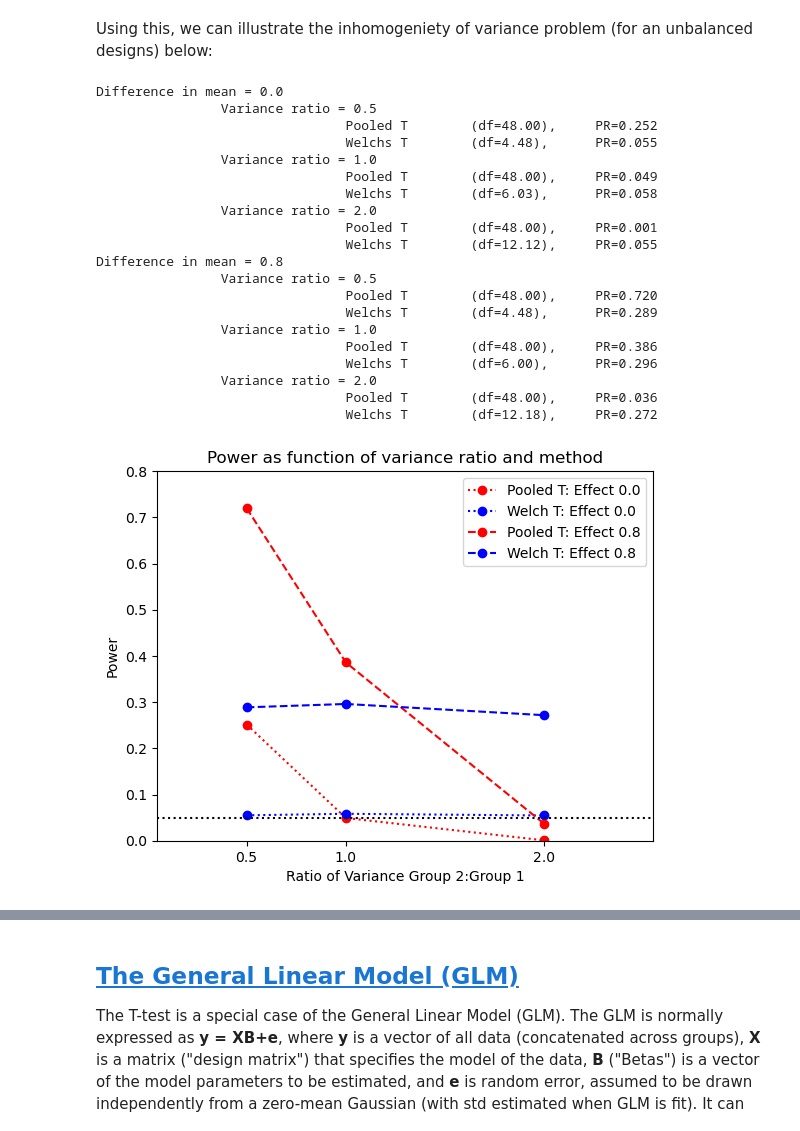
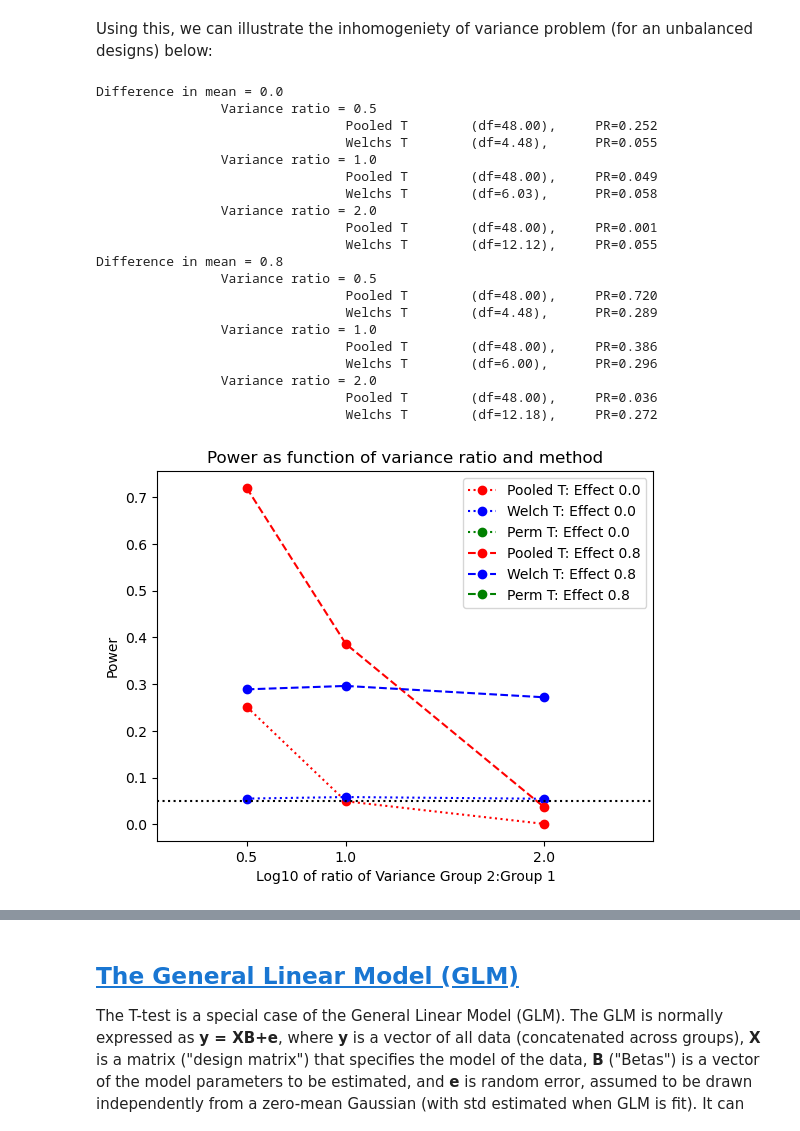
Before and after one commit to MRC-CBU/COGNESTIC, a Jupyter notebook: 02_Statistics/cognestic_stats_python.ipynb, the cells around one changed output, grey strips where cells are left out. Drawn from its saved outputs; the diff is of its cells as text; code cells hidden in the pictures.

Commit message:
fixed bug in randomise_two_sample
fixed bug in randomise_two_sample (and minor text additions)

```diff
--- a/02_Statistics/cognestic_stats_python.ipynb
+++ b/02_Statistics/cognestic_stats_python.ipynb
@@ -232,11 +237,14 @@ To check that our test does control false positive rate (FPR), we can simulate d
 # %%
 alpha = 0.05
 samp_size = 20  # more realistic for human psychological experiment?
-num_samp = int(1e4)  # reduce if want to speed up, but fpr will be less precise
+num_rand = int(1e4) # to accurately estimate p-value
+num_samp = int(1e4)  # to accurately estimate false positive rate (FPR)
 p_values = np.full((num_samp,), np.nan)
 for s in range(num_samp):
-    samp = sample_pop(pop, samp_size, 1)  # Take sample from population
-    p_values[s] = randomise_one_sample(samp, num_rand)
+    samp = sample_pop(pop, samp_size, 1)  # Take sample from Gaussian population
+ #   samp = sample_pop(pop2, samp_size, 1)  # Take sample from skewed population
+ #   samp = sample_pop(pop3, samp_size, 1)  # Take sample from kurtotic population
+    p_values[s] = randomise_one_sample(samp, num_rand, two_tailed=False, rand_method='permute', property='mean')
 fpr = np.sum(p_values < alpha) / num_samp
 print(f'Randomised (false) positive rate when population has zero-mean = {fpr:.3f}')
 # %% [output]
@@ -255,7 +263,7 @@ pop_H1 = pop + effect_size # (population if H1 true)
 p_values = np.full((num_samp,), np.nan)
 for s in range(num_samp):
     samp = sample_pop(pop_H1, samp_size, 1)  # Take sample from population
-    p_values[s] = randomise_one_sample(samp, num_rand)
+    p_values[s] = randomise_one_sample(samp, num_rand, two_tailed=False, rand_method='permute', property='mean')
 tpr = np.sum(p_values < alpha) / num_samp
 print(f'Randomised (true) positive rate with population effect size {effect_size:.2f} = {tpr:.3f}')
 # %% [output]
@@ -838,7 +848,7 @@ Note that FDR defaults to Bonferroni if there are no true positives, and default
 
 FDR is compared with FWE in the example below, where signal is put in first 40 voxels but not the remaining 10:
 # %%
-y_signal = y
+y_signal = y.copy()
 y_signal[:,0:39,:] = y[:,0:39,:] + 1 # Add signal to first 40 voxels
 
 # FWE correction
@@ -929,7 +943,8 @@ The first "pool_var" function above pools the variance across both groups, weigh
 
 Assuming equal group sizes, we can plot power curves for two-tailed, unpaired T-tests as a function of group sizes:
 # %%
-#num_samp = int(1e3) # Reduce if doing randomisation below and want to save time
+num_rand = int(1e4)
+num_samp = int(1e4) # Reduce if uncomment randomisation below and want to save time
 alpha_cor = alpha/2
 samp_sizes = np.arange(10, 220, 20) # Number per group
 effect_sizes = [0, 0.2, 0.5, 0.8]
@@ -945,7 +960,6 @@ for es, effect_size in enumerate(effect_sizes):
         y1 = sample_pop(pop, samp_size, num_samp)
         y2 = sample_pop(pop_H1, samp_size, num_samp)
         p = T2p_2tails(two_t([y1, y2]), df)
-        #p = randomise_two_samples([y1, y2],num_rand,True)
         pr[s, es] = np.sum(p < alpha_cor) / num_samp
 
 for es, effect_size in enumerate(effect_sizes):
@@ -1026,7 +1043,7 @@ Using this, we can illustrate the inhomogeniety of variance problem (for an unba
 samp_sizes = [5, 45]     # At least one small group
 diff_means = [0, 0.8]    # Difference in means
 var_ratios = [0.5, 1, 2] # Ratio of variances in Group 2 vs Group 1
-#num_samp = 1000 # reduce if need speed up permutation test below
+num_samp = int(1e4) # reduce if need speed up permutation test below
 y = [None, None]
 pr = np.full((len(diff_means), len(var_ratios), 3), np.nan) # 3rd argument is method
 for es, diff_mean in enumerate(diff_means):
@@ -1047,39 +1064,40 @@ for es, diff_mean in enumerate(diff_means):
         pr[es, vr, 1] = np.sum(p < alpha_cor)/num_samp
         print(f'\t\t\t\tWelchs T\t(df={np.mean(df):.2f}),\tPR={pr[es, vr, 1]:.3f}')
         # Permutation test
-        #p = randomise_two_samples(y, num_rand, True)
-        #pr[es, vr, 2] = (p < alpha_cor).mean()
-        #print(f'\t\t\t\tWelch\'s T   (df={df:.2f}),\tPR={pr[es, vr, 2]:.3f}')
+        # = randomise_two_samples(y, num_rand, two_tailed=True, property='mean')
+        #p = randomise_two_samples(y, num_rand, two_tailed=True, property='tstat')
+        #pr[es, vr, 2] = np.sum(p < alpha_cor)/num_samp
+        #print(f'\t\t\t\tPermuted\t(df=N/A),\tPR={pr[es, vr, 2]:.3f}')
 fig, ax = plt.subplots(); ax.set_title(f'Power as function of variance ratio and method')
 markers = ['ro:', 'ro--', 'bo:', 'bo--', 'go:', 'go--']
 labels = []
 for q, diff_mean in enumerate(diff_means):
     ax.plot(var_ratios, pr[q, :, 0], markers[q], label=f'Pooled T: Effect {diff_mean:.1f}');
     ax.plot(var_ratios, pr[q, :, 1], markers[q+2], label=f'Welch T: Effect {diff_mean:.1f}');
-#    ax.plot(var_ratios, pr[q, :, 1], markers[q+4], label=f'Perm T: Effect {diff_mean:.1f}');
+    ax.plot(var_ratios, pr[q, :, 2], markers[q+4], label=f'Perm T: Effect {diff_mean:.1f}');
 ax.axhline(y=alpha, color='k', linestyle=':'); labels.append('alpha')
-ax.legend(loc='upper right'); ax.set_xlim(0.05, 2.55); ax.set_ylim(0, 0.8)
-ax.set_xticks(var_ratios); ax.set_xlabel('Ratio of Variance Group 2:Group 1'); ax.set_ylabel('Power'); plt.show()
+ax.legend(loc='upper right'); ax.set_xlim(0.05, 2.55); #ax.set_ylim(0, 0.8)
+ax.set_xticks(var_ratios); ax.set_xlabel('Log10 of ratio of Variance Group 2:Group 1'); ax.set_ylabel('Power'); plt.show()
 # %% [output]
 Difference in mean = 0.0
                 Variance ratio = 0.5
                                 Pooled T        (df=48.00),     PR=0.252
                                 Welchs T        (df=4.48),      PR=0.055
                 Variance ratio = 1.0
                                 Pooled T        (df=48.00),     PR=0.049
                                 Welchs T        (df=6.03),      PR=0.058
                 Variance ratio = 2.0
                                 Pooled T        (df=48.00),     PR=0.001
                                 Welchs T        (df=12.12),     PR=0.055
 Difference in mean = 0.8
                 Variance ratio = 0.5
                                 Pooled T        (df=48.00),     PR=0.720
                                 Welchs T        (df=4.48),      PR=0.289
                 Variance ratio = 1.0
                                 Pooled T        (df=48.00),     PR=0.386
                                 Welchs T        (df=6.00),      PR=0.296
                 Variance ratio = 2.0
                                 Pooled T        (df=48.00),     PR=0.036
                                 Welchs T        (df=12.18),     PR=0.272
-[figure, old version]
+[figure, new version]
 # %% [markdown]
```
Also changed, not shown: parts of 12 cells of this notebook, 1 other file.
